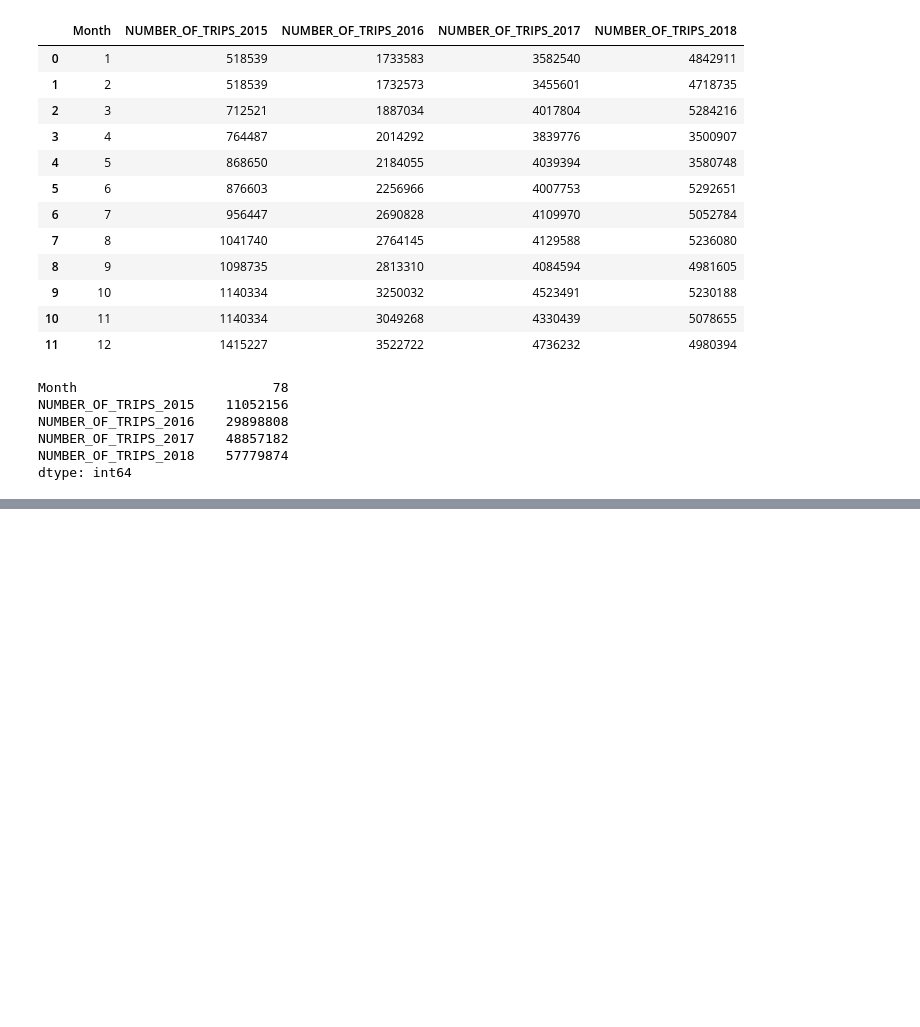
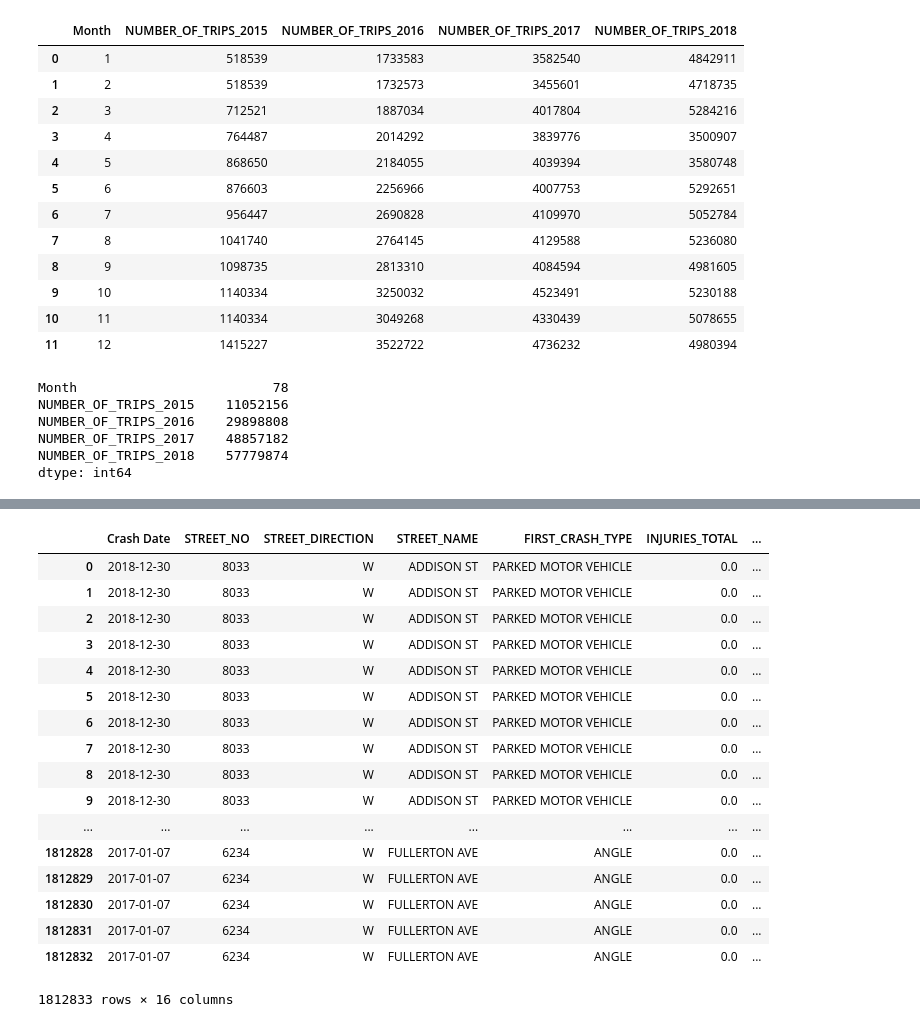
Before and after one commit to griffinpeifer/TrilogyProject1_group2, a Jupyter notebook: Chicago_Accidents_Analysis.ipynb, the cells around one changed output, grey strips where cells are left out. Cells and saved outputs as stored; diff of their text form; code cells hidden in the pictures; blank space fills up the shorter version.

```diff
--- a/Chicago_Accidents_Analysis.ipynb
+++ b/Chicago_Accidents_Analysis.ipynb
@@ -288,0 +390,30 @@ dtype: int64
+# %%
+# Select desired columns and filter on 2017 and 2018
+accidents_speedcams = accidents_speedcams[['Crash Date', 'STREET_NO', 'STREET_DIRECTION', 'STREET_NAME', 'FIRST_CRASH_TYPE',
+                                           'INJURIES_TOTAL', 'PRIM_CONTRIBUTORY_CAUSE', 'INJURIES_FATAL',
+                                           'CRASH_HOUR', 'CRASH_DAY_OF_WEEK', 'CRASH_MONTH', 'LATITUDE',
+                                           'LONGITUDE', 'CAMERA ID', 'VIOLATIONS', 'VIOLATION DATE']]
+
+accidents_speedcams = accidents_speedcams.loc[(accidents_speedcams['Crash Date'] >= pd.to_datetime("2017-01-01").date()) &
+                                        (accidents_speedcams['Crash Date'] <= pd.to_datetime("2018-12-31").date()), :]
+
+accidents_speedcams
+# %% [output]
+|  | Crash Date | STREET_NO | STREET_DIRECTION | STREET_NAME | FIRST_CRASH_TYPE | INJURIES_TOTAL | ... |
+| 0 | 2018-12-30 | 8033 | W | ADDISON ST | PARKED MOTOR VEHICLE | 0.0 | ... |
+| 1 | 2018-12-30 | 8033 | W | ADDISON ST | PARKED MOTOR VEHICLE | 0.0 | ... |
+| 2 | 2018-12-30 | 8033 | W | ADDISON ST | PARKED MOTOR VEHICLE | 0.0 | ... |
+| 3 | 2018-12-30 | 8033 | W | ADDISON ST | PARKED MOTOR VEHICLE | 0.0 | ... |
+| 4 | 2018-12-30 | 8033 | W | ADDISON ST | PARKED MOTOR VEHICLE | 0.0 | ... |
+| 5 | 2018-12-30 | 8033 | W | ADDISON ST | PARKED MOTOR VEHICLE | 0.0 | ... |
+| 6 | 2018-12-30 | 8033 | W | ADDISON ST | PARKED MOTOR VEHICLE | 0.0 | ... |
+| 7 | 2018-12-30 | 8033 | W | ADDISON ST | PARKED MOTOR VEHICLE | 0.0 | ... |
+| 8 | 2018-12-30 | 8033 | W | ADDISON ST | PARKED MOTOR VEHICLE | 0.0 | ... |
+| 9 | 2018-12-30 | 8033 | W | ADDISON ST | PARKED MOTOR VEHICLE | 0.0 | ... |
+| ... | ... | ... | ... | ... | ... | ... | ... |
+| 1812828 | 2017-01-07 | 6234 | W | FULLERTON AVE | ANGLE | 0.0 | ... |
+| 1812829 | 2017-01-07 | 6234 | W | FULLERTON AVE | ANGLE | 0.0 | ... |
+| 1812830 | 2017-01-07 | 6234 | W | FULLERTON AVE | ANGLE | 0.0 | ... |
+| 1812831 | 2017-01-07 | 6234 | W | FULLERTON AVE | ANGLE | 0.0 | ... |
+| 1812832 | 2017-01-07 | 6234 | W | FULLERTON AVE | ANGLE | 0.0 | ... |
+1812833 rows × 16 columns
```
Also changed, not shown: parts of 15 cells of this notebook.
